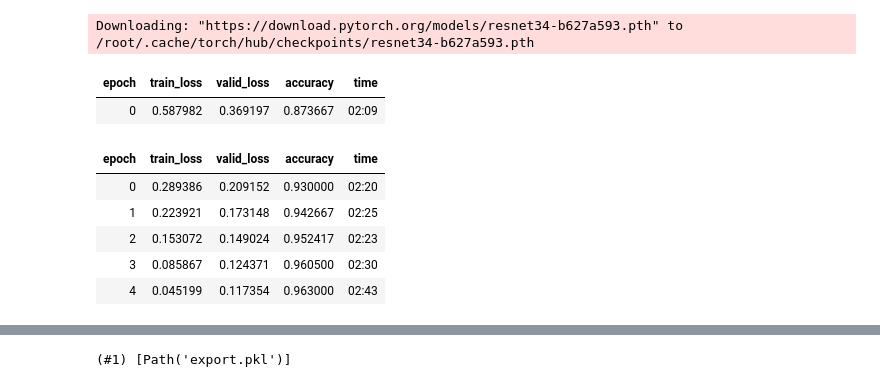
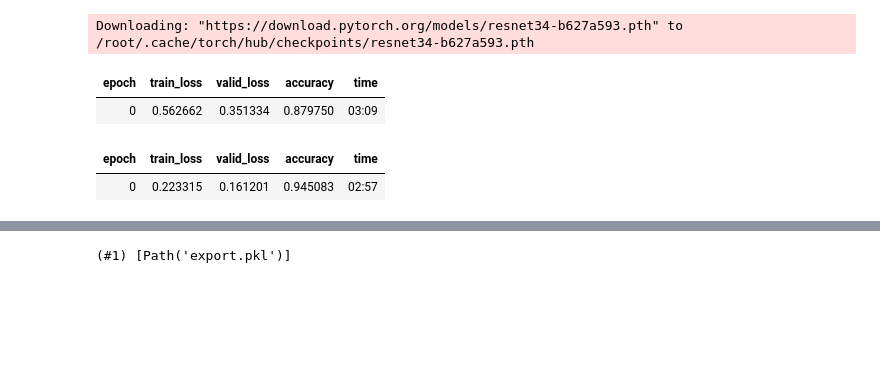
Before and after one commit to lmc6130/Implementation-of-fast.ai, a Jupyter notebook: fast_ai.ipynb, the cells around one changed output, grey strips where cells are left out. Cells and saved outputs as stored; diff of their text form; code cells hidden in the pictures; blank space fills up the shorter version.

```diff
--- a/fast_ai.ipynb
+++ b/fast_ai.ipynb
@@ -42,7 +34,7 @@ batch_tfms = [*custom_augmentations(), Normalize.from_stats(*imagenet_stats)] #
 # Data loader
 img = DataBlock(blocks=(ImageBlock, CategoryBlock), # Pass information to data loaders class about the kind of data
                  get_items = get_image_files, # How the data loaders class will get the data
-                 splitter = RandomSplitter(valid = test, seed = 42),  # How the validation set is to be created
+                 splitter = RandomSplitter(valid_pct = 0.2, seed = 42),  # How the validation set is to be created
                  get_y = parent_label, # How to get the labels for our data set
                  item_tfms = item_tfms,
                  batch_tfms = batch_tfms
@@ -61,16 +53,12 @@ learn = vision_learner(dls, resnet34, metrics = accuracy)
 Downloading: "https://download.pytorch.org/models/resnet34-b627a593.pth" to /root/.cache/torch/hub/checkpoints/resnet34-b627a593.pth
 # %%
 # Train model
-learn.fine_tune(5)
+learn.fine_tune(1)
 # %% [output]
 | epoch | train_loss | valid_loss | accuracy | time |
-| 0 | 0.587982 | 0.369197 | 0.873667 | 02:09 |
+| 0 | 0.562662 | 0.351334 | 0.879750 | 03:09 |
 | epoch | train_loss | valid_loss | accuracy | time |
-| 0 | 0.289386 | 0.209152 | 0.930000 | 02:20 |
-| 1 | 0.223921 | 0.173148 | 0.942667 | 02:25 |
-| 2 | 0.153072 | 0.149024 | 0.952417 | 02:23 |
-| 3 | 0.085867 | 0.124371 | 0.960500 | 02:30 |
-| 4 | 0.045199 | 0.117354 | 0.963000 | 02:43 |
+| 0 | 0.223315 | 0.161201 | 0.945083 | 02:57 |
 # %%
 # Evaluate model
 learn.validate()
```
Also changed, not shown: parts of 11 cells of this notebook.
